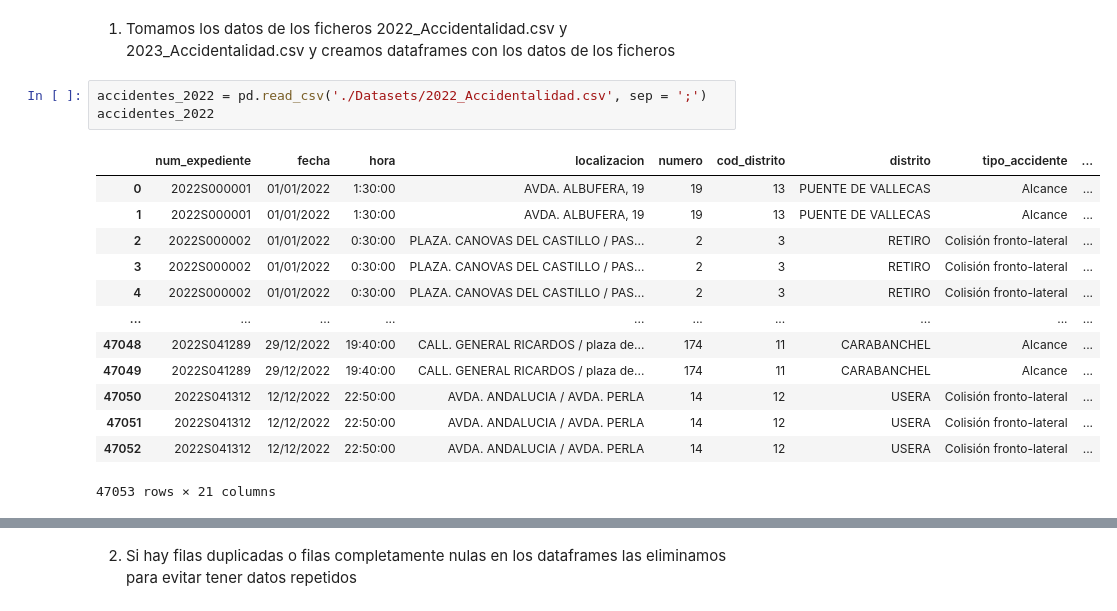
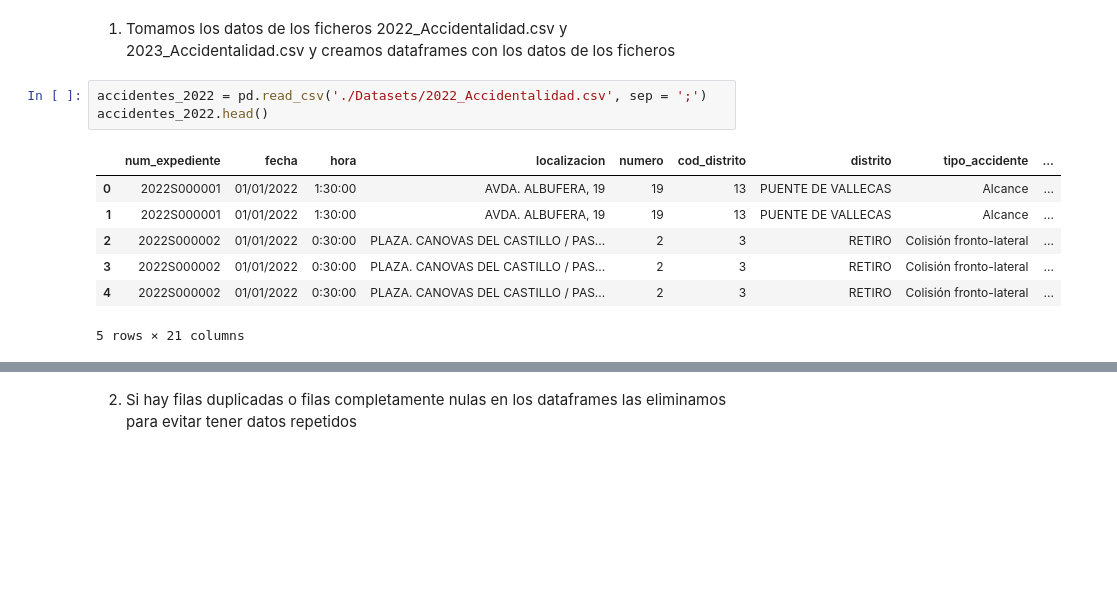
Before and after one commit to lucaramirezo/Traffic-Network-Transparency, a Jupyter notebook: Limpieza_Datos.ipynb, the cells around one changed output, grey strips where cells are left out. Cells and saved outputs as stored; diff of their text form; blank space fills up the shorter version.

```diff
--- a/Limpieza_Datos.ipynb
+++ b/Limpieza_Datos.ipynb
@@ -12,20 +12,14 @@ El fichero 202X_Accidentalidad.csv recoge los datos de Accidentes de tráfico en
 1. Tomamos los datos de los ficheros 2022_Accidentalidad.csv y 2023_Accidentalidad.csv y creamos dataframes con los datos de los ficheros
 # %%
 accidentes_2022 = pd.read_csv('./Datasets/2022_Accidentalidad.csv', sep = ';')
-accidentes_2022
+accidentes_2022.head()
 # %% [output]
 |  | num_expediente | fecha | hora | localizacion | numero | cod_distrito | distrito | tipo_accidente | ... |
 | 0 | 2022S000001 | 01/01/2022 | 1:30:00 | AVDA. ALBUFERA, 19 | 19 | 13 | PUENTE DE VALLECAS | Alcance | ... |
 | 1 | 2022S000001 | 01/01/2022 | 1:30:00 | AVDA. ALBUFERA, 19 | 19 | 13 | PUENTE DE VALLECAS | Alcance | ... |
 | 2 | 2022S000002 | 01/01/2022 | 0:30:00 | PLAZA. CANOVAS DEL CASTILLO / PAS... | 2 | 3 | RETIRO | Colisión fronto-lateral | ... |
 | 3 | 2022S000002 | 01/01/2022 | 0:30:00 | PLAZA. CANOVAS DEL CASTILLO / PAS... | 2 | 3 | RETIRO | Colisión fronto-lateral | ... |
 | 4 | 2022S000002 | 01/01/2022 | 0:30:00 | PLAZA. CANOVAS DEL CASTILLO / PAS... | 2 | 3 | RETIRO | Colisión fronto-lateral | ... |
-| ... | ... | ... | ... | ... | ... | ... | ... | ... | ... |
-| 47048 | 2022S041289 | 29/12/2022 | 19:40:00 | CALL. GENERAL RICARDOS / plaza de... | 174 | 11 | CARABANCHEL | Alcance | ... |
-| 47049 | 2022S041289 | 29/12/2022 | 19:40:00 | CALL. GENERAL RICARDOS / plaza de... | 174 | 11 | CARABANCHEL | Alcance | ... |
-| 47050 | 2022S041312 | 12/12/2022 | 22:50:00 | AVDA. ANDALUCIA / AVDA. PERLA | 14 | 12 | USERA | Colisión fronto-lateral | ... |
-| 47051 | 2022S041312 | 12/12/2022 | 22:50:00 | AVDA. ANDALUCIA / AVDA. PERLA | 14 | 12 | USERA | Colisión fronto-lateral | ... |
-| 47052 | 2022S041312 | 12/12/2022 | 22:50:00 | AVDA. ANDALUCIA / AVDA. PERLA | 14 | 12 | USERA | Colisión fronto-lateral | ... |
-47053 rows × 21 columns
+5 rows × 21 columns
 # %%
 accidentes_2023 = pd.read_csv('./Datasets/2023_Accidentalidad.csv', sep = ';')
```
Also changed, not shown: parts of 10 cells of this notebook, 1 other file.
